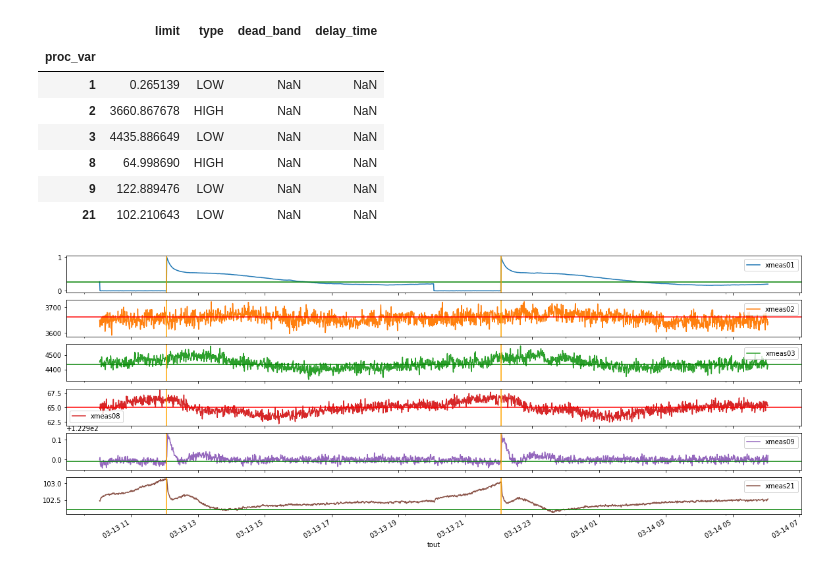
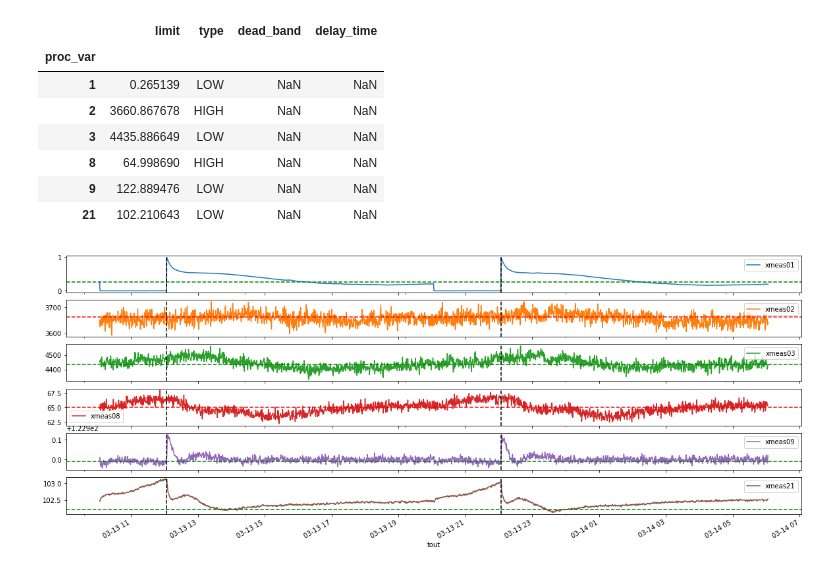
Before and after one commit to ruteee/pesquisa, a Jupyter notebook: Notebooks/Process Plot.ipynb, the cells around one changed output. Drawn from its saved outputs; the diff is of its cells as text; code cells hidden in the pictures.

```diff
--- a/Notebooks/Process Plot.ipynb
+++ b/Notebooks/Process Plot.ipynb
@@ -33,9 +30,9 @@ threshold_df.head(6)
 # %%
 axes = proc_df.iloc[0:2000].plot(subplots=True, figsize=(20, 8))
 for i, ax in enumerate(axes):
-    ax.axhline(y=threshold_df.iloc[i].limit, color="red" if threshold_df.iloc[i].type == "HIGH" else "green")
-    ax.axvline(x=proc_df.index[200], color="black", kinf)
-    ax.axvline(x=proc_df.index[1200], color="black")
+    ax.axhline(y=threshold_df.iloc[i].limit, color="red" if threshold_df.iloc[i].type == "HIGH" else "green", ls='--')
+    ax.axvline(x=proc_df.index[200], color="black", ls='--')
+    ax.axvline(x=proc_df.index[1200], color="black", ls='--')
 plt.show()
 # %% [output]
-[figure, old version]
+[figure, new version]
```
Also changed, not shown: parts of 2 cells of this notebook.
